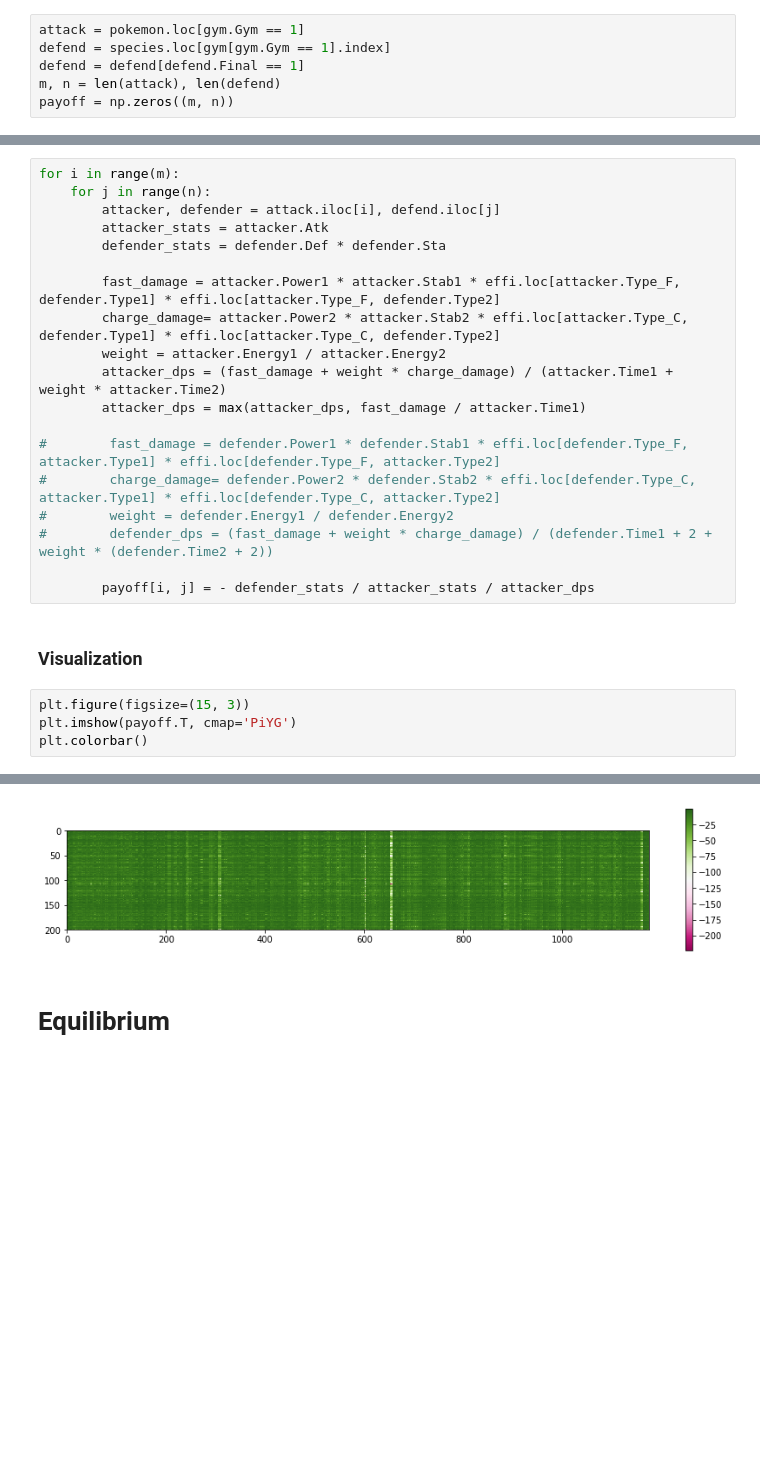
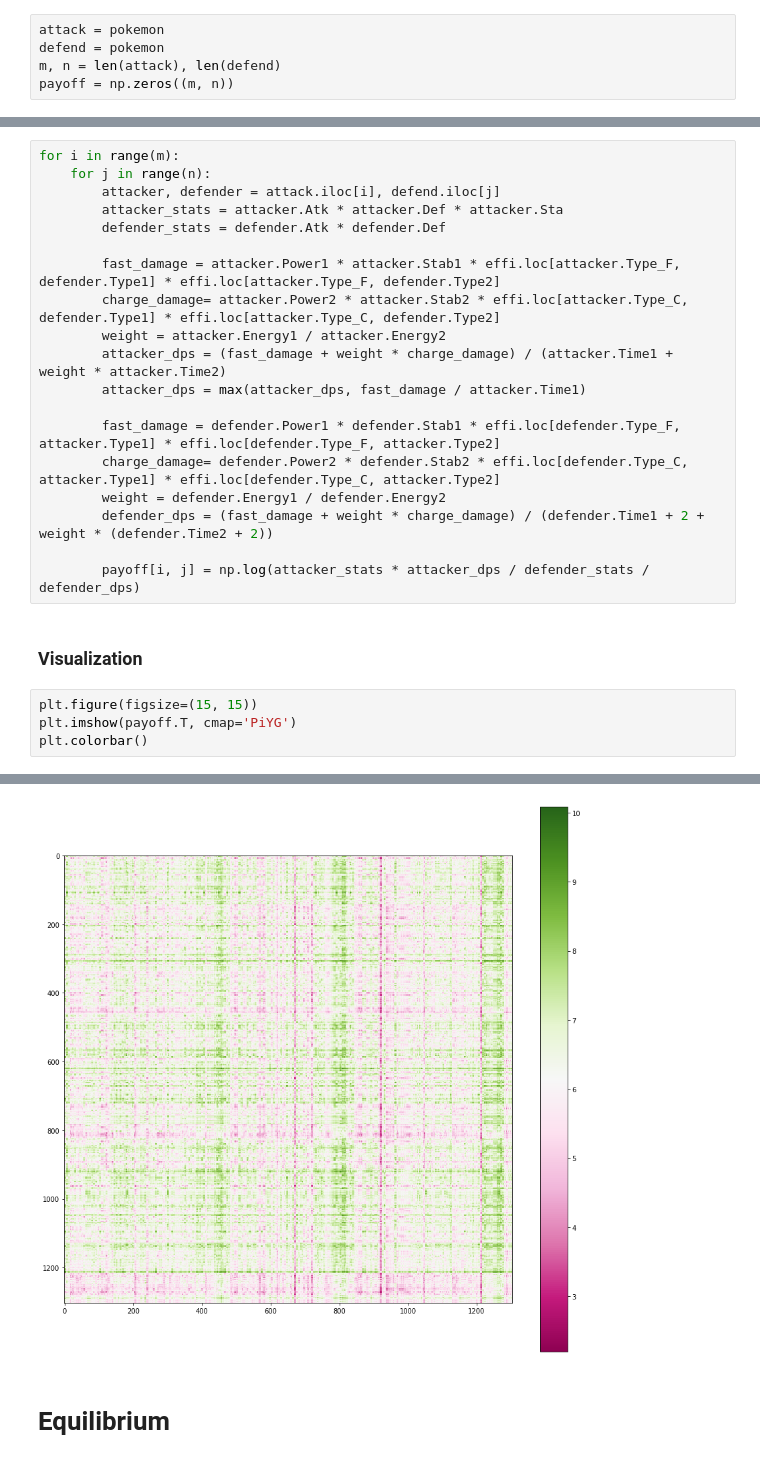
Before and after one commit to WenjieZ/pokemongo, a Jupyter notebook: pokemongo.ipynb, the cells around one changed output, grey strips where cells are left out. Drawn from its saved outputs; the diff is of its cells as text; blank space fills up the shorter version.

```diff
--- a/pokemongo.ipynb
+++ b/pokemongo.ipynb
@@ -83,9 +83,8 @@ http://pandas.pydata.org/pandas-docs/stable/indexing.html#ix-indexer-is-deprecat
 # %% [markdown]
 # Payoff matrix
 # %%
-attack = pokemon.loc[gym.Gym == 1]
-defend = species.loc[gym[gym.Gym == 1].index]
-defend = defend[defend.Final == 1]
+attack = pokemon
+defend = pokemon
 m, n = len(attack), len(defend)
 payoff = np.zeros((m, n))
 # %% [markdown]
@@ -94,8 +93,8 @@ payoff = np.zeros((m, n))
 for i in range(m):
     for j in range(n):
         attacker, defender = attack.iloc[i], defend.iloc[j]
-        attacker_stats = attacker.Atk
-        defender_stats = defender.Def * defender.Sta
+        attacker_stats = attacker.Atk * attacker.Def * attacker.Sta
+        defender_stats = defender.Atk * defender.Def
 
         fast_damage = attacker.Power1 * attacker.Stab1 * effi.loc[attacker.Type_F, defender.Type1] * effi.loc[attacker.Type_F, defender.Type2]
         charge_damage= attacker.Power2 * attacker.Stab2 * effi.loc[attacker.Type_C, defender.Type1] * effi.loc[attacker.Type_C, defender.Type2]
@@ -103,21 +102,21 @@ for i in range(m):
         attacker_dps = (fast_damage + weight * charge_damage) / (attacker.Time1 + weight * attacker.Time2)
         attacker_dps = max(attacker_dps, fast_damage / attacker.Time1)
 
-#        fast_damage = defender.Power1 * defender.Stab1 * effi.loc[defender.Type_F, attacker.Type1] * effi.loc[defender.Type_F, attacker.Type2]
-#        charge_damage= defender.Power2 * defender.Stab2 * effi.loc[defender.Type_C, attacker.Type1] * effi.loc[defender.Type_C, attacker.Type2]
-#        weight = defender.Energy1 / defender.Energy2
-#        defender_dps = (fast_damage + weight * charge_damage) / (defender.Time1 + 2 + weight * (defender.Time2 + 2))
+        fast_damage = defender.Power1 * defender.Stab1 * effi.loc[defender.Type_F, attacker.Type1] * effi.loc[defender.Type_F, attacker.Type2]
+        charge_damage= defender.Power2 * defender.Stab2 * effi.loc[defender.Type_C, attacker.Type1] * effi.loc[defender.Type_C, attacker.Type2]
+        weight = defender.Energy1 / defender.Energy2
+        defender_dps = (fast_damage + weight * charge_damage) / (defender.Time1 + 2 + weight * (defender.Time2 + 2))
 
-        payoff[i, j] = - defender_stats / attacker_stats / attacker_dps
+        payoff[i, j] = np.log(attacker_stats * attacker_dps / defender_stats / defender_dps)
 # %% [markdown]
 ### Visualization
 # %%
-plt.figure(figsize=(15, 3))
+plt.figure(figsize=(15, 15))
 plt.imshow(payoff.T, cmap='PiYG')
 plt.colorbar()
 # %% [output]
 <matplotlib.colorbar.Colorbar at 0x...>
-[figure, old version]
+[figure, new version]
 # %% [markdown]
 # Equilibrium
 # %% [markdown]
```
Also changed, not shown: parts of 2 cells of this notebook, 1 other file.
